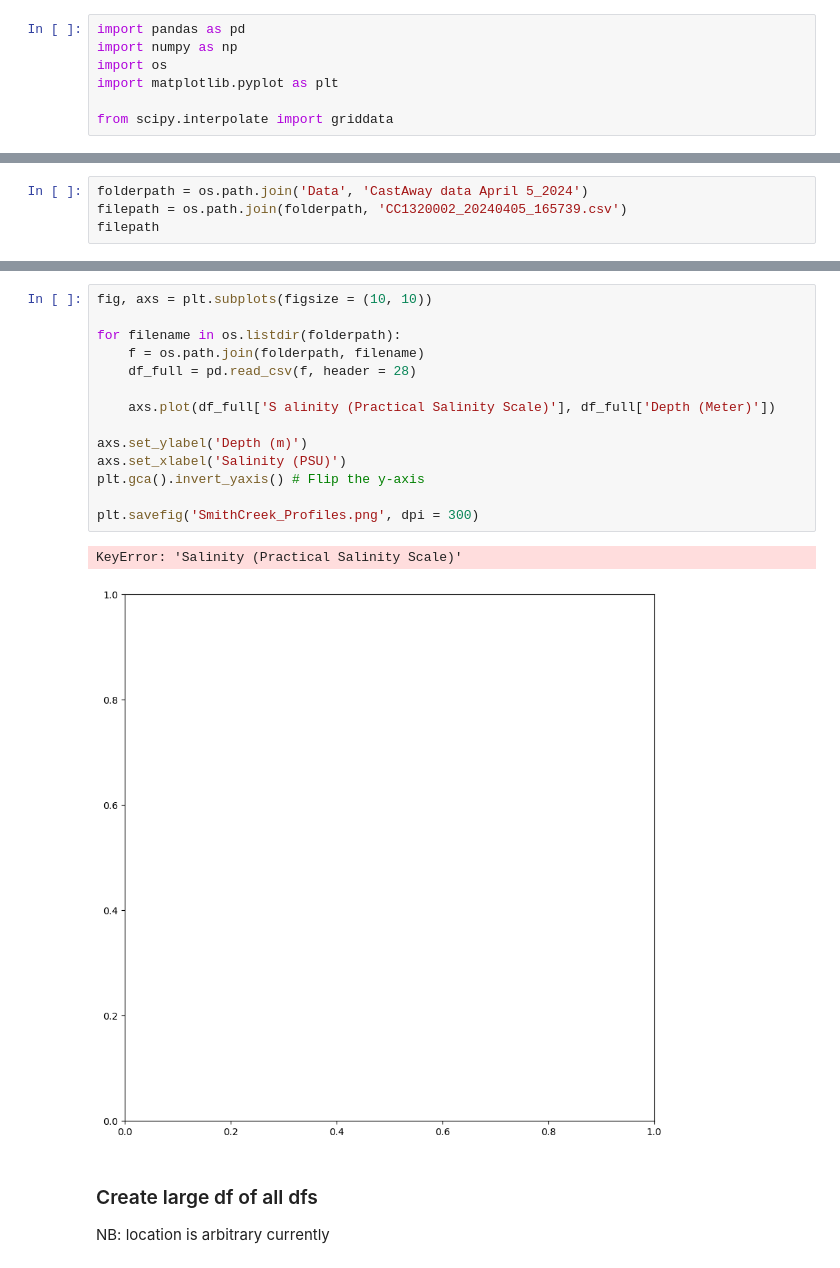
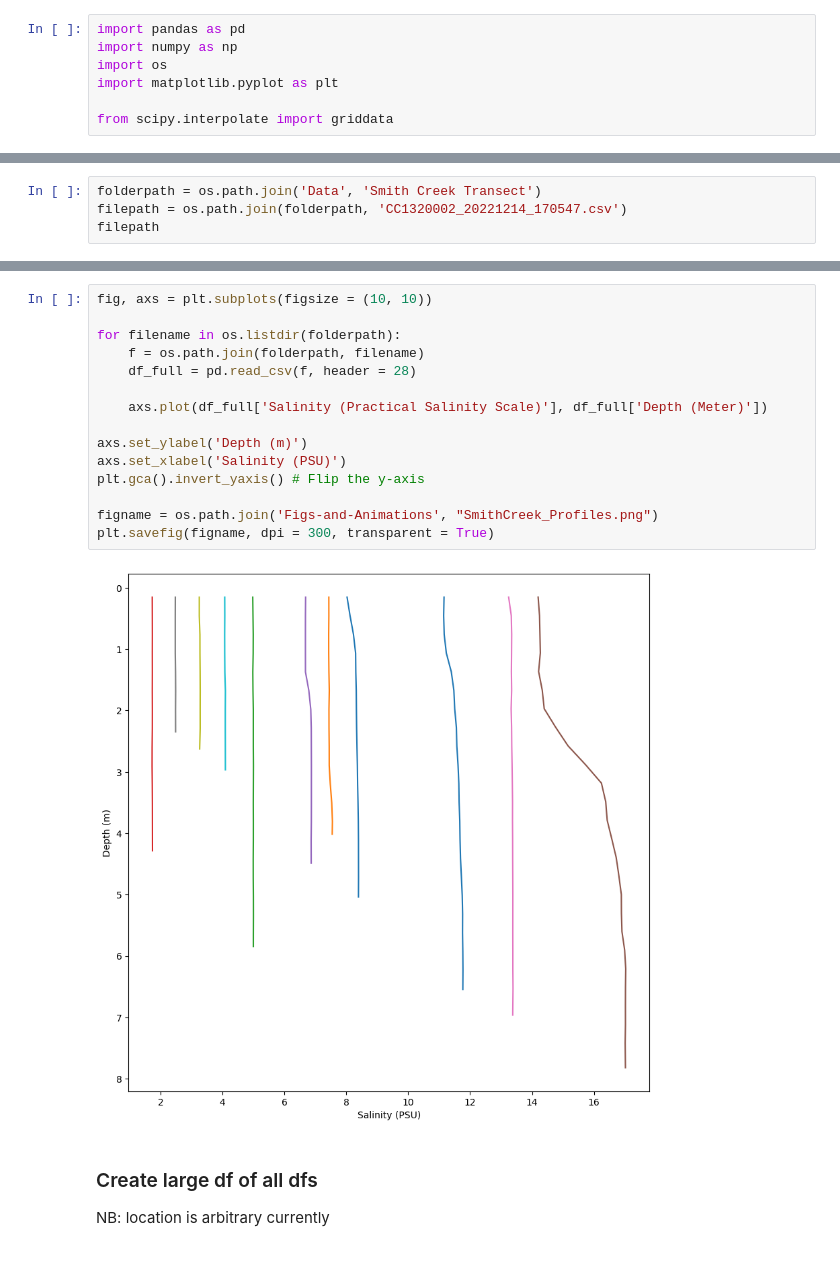
Before and after one commit to COAST-Lab/Tidal-Creek-Analysis, a Jupyter notebook: smith_creek_transect-20240405.ipynb, the cells around one changed output, grey strips where cells are left out. Cells and saved outputs as stored; diff of their text form.

Commit message:
update folder structure for subdirectory of figs, rerun scripts

```diff
--- a/smith_creek_transect-20240405.ipynb
+++ b/smith_creek_transect-20240405.ipynb
@@ -11,5 +14,5 @@ from scipy.interpolate import griddata
 # %%
-folderpath = os.path.join('Data', 'CastAway data April 5_2024')
-filepath = os.path.join(folderpath, 'CC1320002_20240405_165739.csv')
+folderpath = os.path.join('Data', 'Smith Creek Transect')
+filepath = os.path.join(folderpath, 'CC1320002_20221214_170547.csv')
 filepath
 # %% [output]
@@ -27,20 +30,20 @@ df_full.head()
 # %%
 fig, axs = plt.subplots(figsize = (10, 10))
 
 for filename in os.listdir(folderpath):
     f = os.path.join(folderpath, filename)
     df_full = pd.read_csv(f, header = 28)
 
-    axs.plot(df_full['S alinity (Practical Salinity Scale)'], df_full['Depth (Meter)'])
+    axs.plot(df_full['Salinity (Practical Salinity Scale)'], df_full['Depth (Meter)'])
 
 axs.set_ylabel('Depth (m)')
 axs.set_xlabel('Salinity (PSU)')
 plt.gca().invert_yaxis() # Flip the y-axis
 
-plt.savefig('SmithCreek_Profiles.png', dpi = 300)
+figname = os.path.join('Figs-and-Animations', "SmithCreek_Profiles.png")
+plt.savefig(figname, dpi = 300, transparent = True)
 # %% [output]
-KeyError: 'Salinity (Practical Salinity Scale)'
-[figure, old version]
+[figure, new version]
 # %% [markdown]
 ### Create large df of all dfs
 NB: location is arbitrary currently
```
Also changed, not shown: parts of 4 cells of this notebook, 22 other files.
